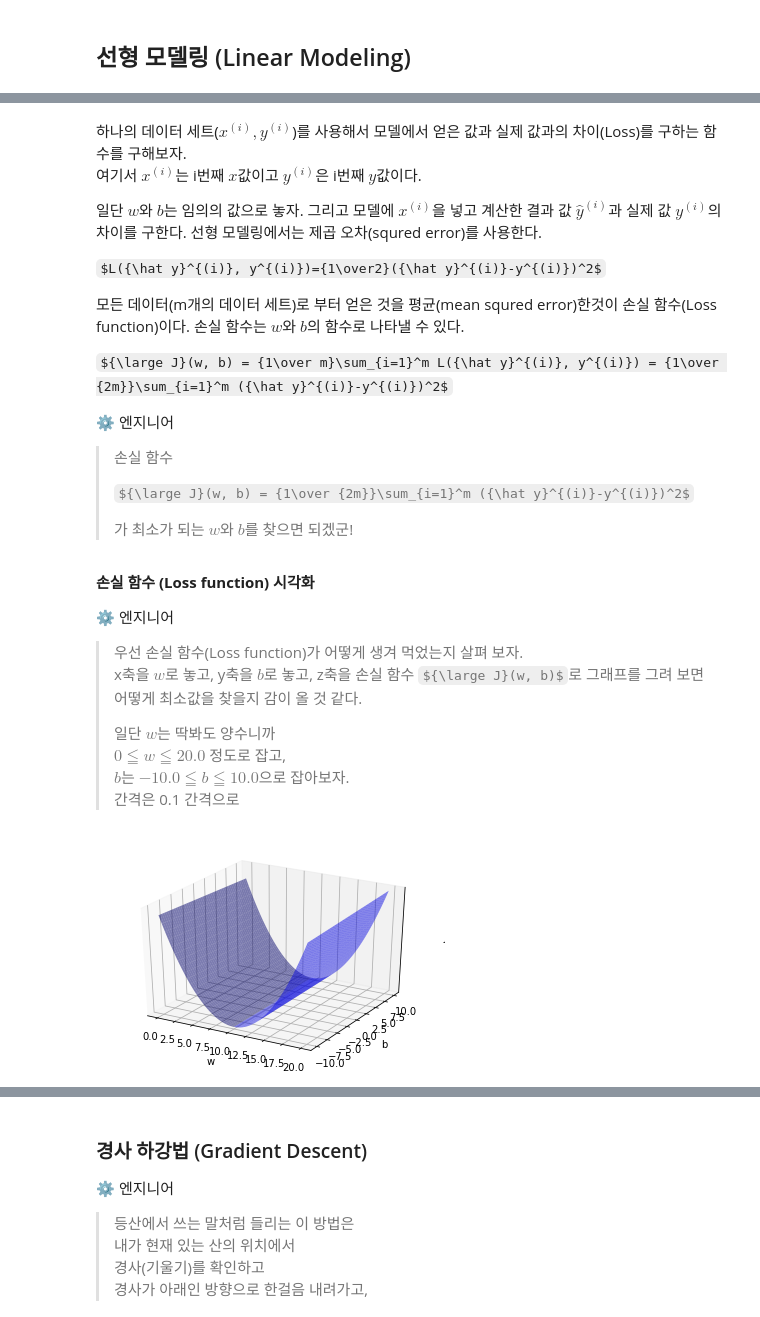
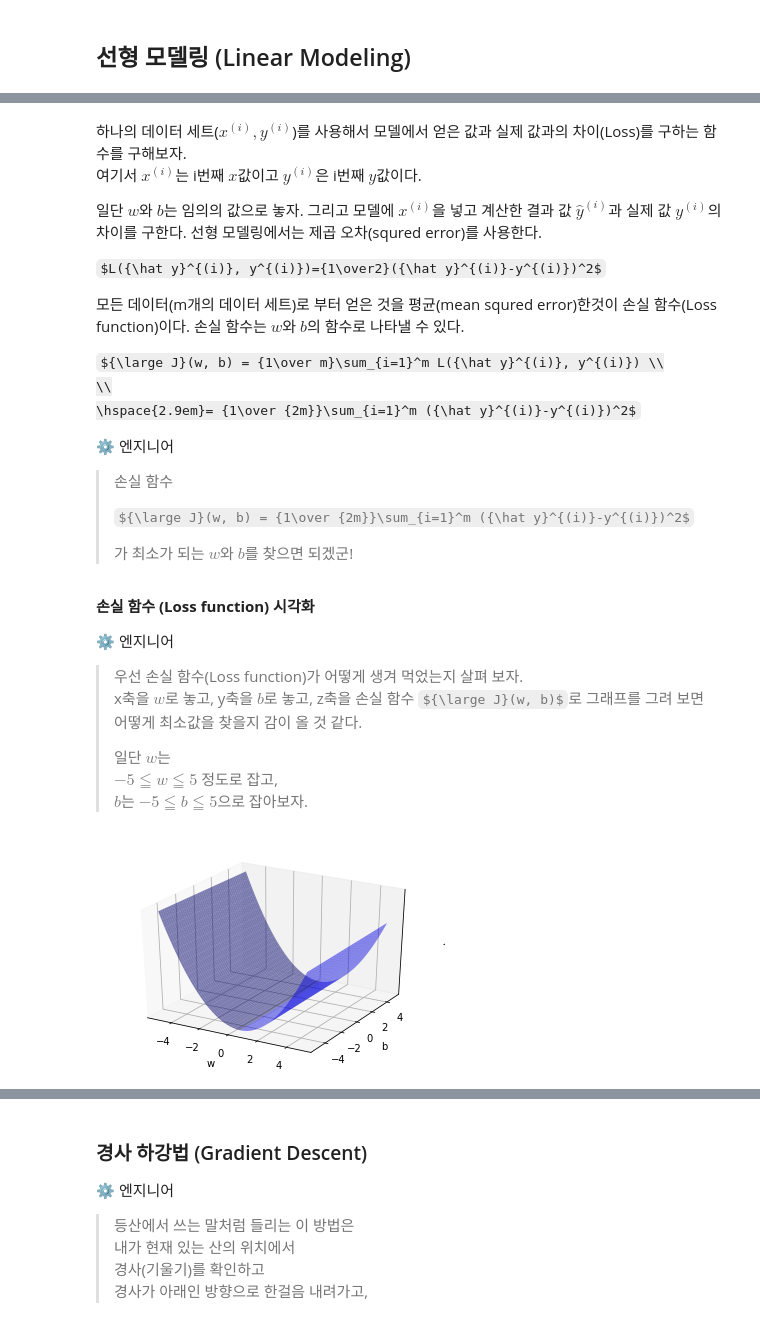
Before and after one commit to skettee/notebooks, a Jupyter notebook: linear_regression.ipynb, the cells around one changed output, grey strips where cells are left out. Drawn from its saved outputs; the diff is of its cells as text; code cells hidden in the pictures; some formulas as TeX source.

```diff
--- a/linear_regression.ipynb
+++ b/linear_regression.ipynb
@@ -56,3 +36,6 @@ time(sec) data =  [1.00815043 1.75938774 2.25720368 2.67941116 3.03607298 3.3565
+# %%
+height_data=  [150.0, 150.8, 151.6, 152.4, 153.2, 154.0, 154.8, 155.7, 156.5, 157.3, 158.1, 158.9, 159.7, 160.6, 161.4, 162.2, 163.0, 163.8, 164.6, 165.5, 166.3, 167.1, 167.9, 168.7, 169.5, 170.4, 171.2, 172.0, 172.8, 173.6, 174.4, 175.3, 176.1, 176.9, 177.7, 178.5, 179.3, 180.2, 181.0, 181.8, 182.6, 183.4, 184.2, 185.1, 185.9, 186.7, 187.5, 188.3, 189.1, 190.0]
+weight_data=  [45.198, 46.212, 45.850, 47.389, 46.920, 49.275, 49.790, 50.354, 51.694, 50.789, 52.301, 52.015, 54.277, 54.879, 56.066, 55.140, 55.808, 56.516, 57.401, 59.633, 59.815, 59.843, 61.265, 61.569, 62.276, 63.741, 64.764, 64.674, 65.149, 66.910, 66.000, 67.076, 69.120, 69.940, 69.820, 69.971, 70.625, 71.856, 73.483, 73.709, 74.028, 75.685, 76.123, 76.346, 76.917, 78.641, 78.157, 79.479, 80.725, 80.582]
 # %% [markdown]
 ## 데이터 분석 (Data Analysis)
 # %% [markdown]
@@ -101,0 +78,10 @@ plt.show()
+# %%
+import numpy as np
+
+x = np.array(height_data).reshape(len(height_data), 1)
+y = np.array(weight_data).reshape(len(weight_data), 1)
+
+print('x = ', x[:10])
+print('x.shape= ', x.shape)
+print('\ny = ', y[:10])
+print('y.shape= ', y.shape)
@@ -105,11 +109,3 @@ plt.show()
 > 좋았어!
 >
 > 그럼 변환된 데이터로 선형회귀(Linear Regression) 모델링을 시작해 보지
-# %%
-x = time2_data
-y = height_data
-
-print('x = ', x[:10])
-print('x.shape= ', x.shape)
-print('\ny = ', y[:10])
-print('y.shape= ', y.shape)
@@ -161,7 +149,9 @@ $L({\hat y}^{(i)}, y^{(i)})={1\over2}({\hat y}^{(i)}-y^{(i)})^2$
 
 모든 데이터(m개의 데이터 세트)로 부터 얻은 것을 평균(mean squred error)한것이 손실 함수(Loss function)이다. 손실 함수는 $w$와 $b$의 함수로 나타낼 수 있다.
 
-${\large J}(w, b) = {1\over m}\sum_{i=1}^m L({\hat y}^{(i)}, y^{(i)}) = {1\over {2m}}\sum_{i=1}^m ({\hat y}^{(i)}-y^{(i)})^2$
+${\large J}(w, b) = {1\over m}\sum_{i=1}^m L({\hat y}^{(i)}, y^{(i)}) \\
+\\
+\hspace{2.9em}= {1\over {2m}}\sum_{i=1}^m ({\hat y}^{(i)}-y^{(i)})^2$
 
 ⚙️ 엔지니어
 
@@ -180,45 +170,43 @@ ${\large J}(w, b) = {1\over m}\sum_{i=1}^m L({\hat y}^{(i)}, y^{(i)}) = {1\over
 > 그래프를 그려 보면
 > 어떻게 최소값을 찾을지 감이 올 것 같다.
 >
-> 일단 $w$는 딱봐도 양수니까
-> $0\leqq w \leqq 20.0$ 정도로 잡고,
-> $b$는 $-10.0\leqq b \leqq 10.0$으로 잡아보자.
-> 간격은 0.1 간격으로
+> 일단 $w$는
+> $-5\leqq w \leqq 5$ 정도로 잡고,
+> $b$는 $-5\leqq b \leqq 5$으로 잡아보자.
 # %%
 import numpy as np
 from sklearn.metrics import mean_squared_error
 from mpl_toolkits import mplot3d
 
 # W,b의 범위를 결정한다.
-w = np.arange(0, 20.0, 0.1)
-b = np.arange(-10.0, 10.0, 0.1)
+w = np.arange(-5.0, 5.0, 0.1)
+b = np.arange(-5.0, 5.0, 0.1)
 j_array = []
 
-# (200, 200) 매트릭스로 변환한다.
 W, B = np.meshgrid(w, b)
 
 # w, b를 하나씩 대응한다.
 for we, be in zip(np.ravel(W), np.ravel(B)):
     y_hat = np.add(np.multiply(we, x), be)
-    # Cost function
+    # Loss function
     mse = mean_squared_error(y_hat, y) / 2.0
     j_array.append(mse)
 
-# 손실(Loss)을 구하고 (200, 200) 매트릭스로 변환한다.
+# 손실(Loss)을 구한다.
 J = np.array(j_array).reshape(W.shape)
 
 # 서피스 그래프를 그린다.
 fig = plt.figure()
 ax = plt.axes(projection="3d")
 
 ax.plot_surface(W, B, J, color='b', alpha=0.5)
 ax.set_xlabel('w')
 ax.set_ylabel('b')
 ax.set_zlabel('J')
 ax.set_zticks([])
 plt.show()
 # %% [output]
-[figure, old version]
+[figure, new version]
 # %% [markdown]
 ⚙️ 엔지니어
 
```
Also changed, not shown: parts of 32 cells of this notebook, 2 other files.
